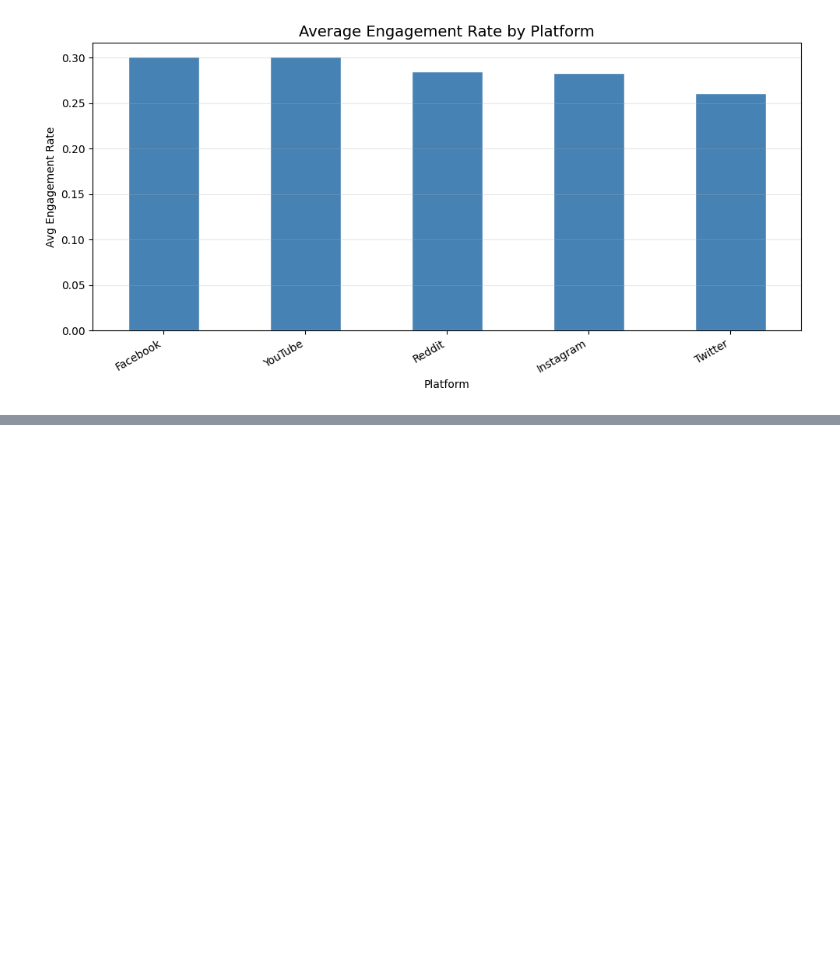
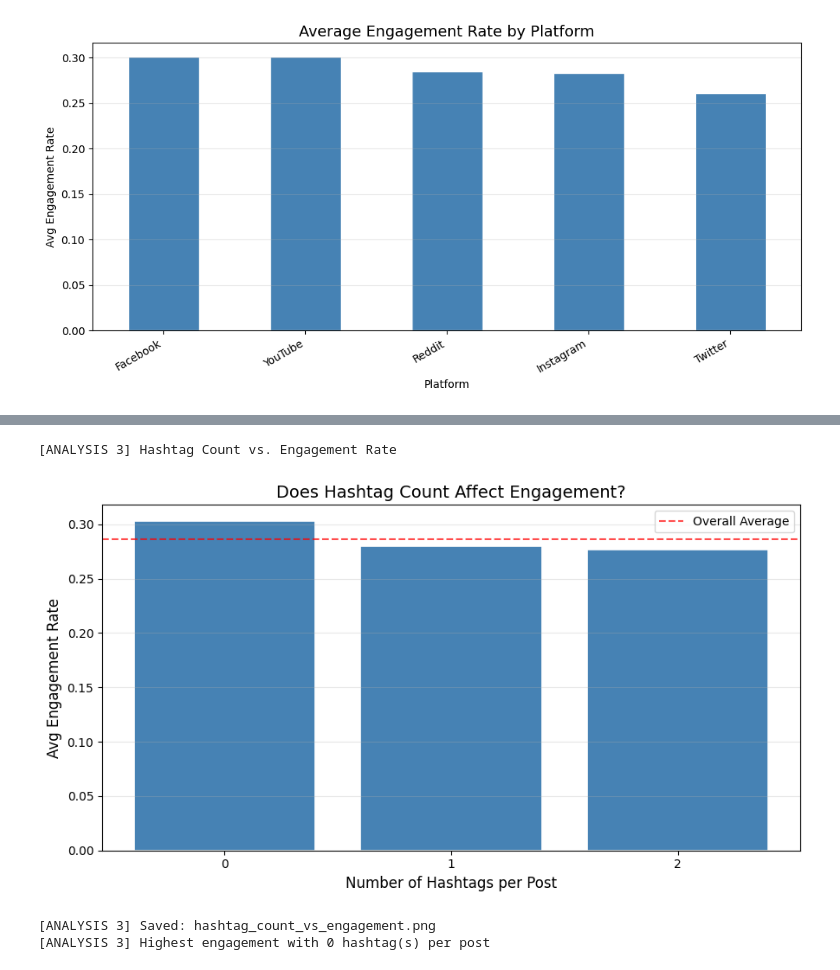
Before and after one commit to qiqi-xingyi/Datamining_project, a Jupyter notebook: social_media_data_mining.ipynb, the cells around one changed output, grey strips where cells are left out. Cells and saved outputs as stored; diff of their text form; code cells hidden in the pictures; blank space fills up the shorter version.

```diff
--- a/social_media_data_mining.ipynb
+++ b/social_media_data_mining.ipynb
@@ -467,0 +604,42 @@ Box(children=(HTML(value='\n<div id="ifr-pyg-00064f735f6843dcrYtI4DqKJ9UF7vhm" s
+# %%
+# -------------------------------------------------------------
+#  HASHTAG COUNT vs. ENGAGEMENT RATE
+# -------------------------------------------------------------
+print("\n[ANALYSIS 3] Hashtag Count vs. Engagement Rate")
+
+# Bin hashtag counts into groups
+max_ct = df_clean["hashtag_count_parsed"].max()
+bins   = [0, 1, 2, 3, 4, max(5, max_ct + 1)]
+labels = ["0", "1", "2", "3", "5+"]
+df_clean["hashtag_bin"] = pd.cut(
+    df_clean["hashtag_count_parsed"], bins=bins, labels=labels, right=True
+)
+
+bin_eng = df_clean.groupby("hashtag_bin")["engagement_rate"].mean().reset_index()
+
+plt.figure(figsize=(9, 5))
+plt.bar(
+    bin_eng["hashtag_bin"].astype(str),
+    bin_eng["engagement_rate"],
+    color="steelblue", edgecolor="white", linewidth=1.2
+)
+plt.axhline(df_clean["engagement_rate"].mean(), color="red",
+            linestyle="--", alpha=0.7, label="Overall Average")
+plt.xlabel("Number of Hashtags per Post", fontsize=12)
+plt.ylabel("Avg Engagement Rate", fontsize=12)
+plt.title("Does Hashtag Count Affect Engagement?", fontsize=14)
+plt.legend()
+plt.grid(True, axis="y", alpha=0.3)
+plt.tight_layout()
+plt.savefig("hashtag_count_vs_engagement.png", dpi=150)
+plt.show()
+print("[ANALYSIS 3] Saved: hashtag_count_vs_engagement.png")
+
+# Print sweet spot
+best_bin = bin_eng.loc[bin_eng["engagement_rate"].idxmax(), "hashtag_bin"]
+print(f"[ANALYSIS 3] Highest engagement with {best_bin} hashtag(s) per post")
+# %% [output]
+[ANALYSIS 3] Hashtag Count vs. Engagement Rate
+[figure, added]
+[ANALYSIS 3] Saved: hashtag_count_vs_engagement.png
+[ANALYSIS 3] Highest engagement with 0 hashtag(s) per post
```
Also changed, not shown: parts of 13 cells of this notebook, 6 other files.
